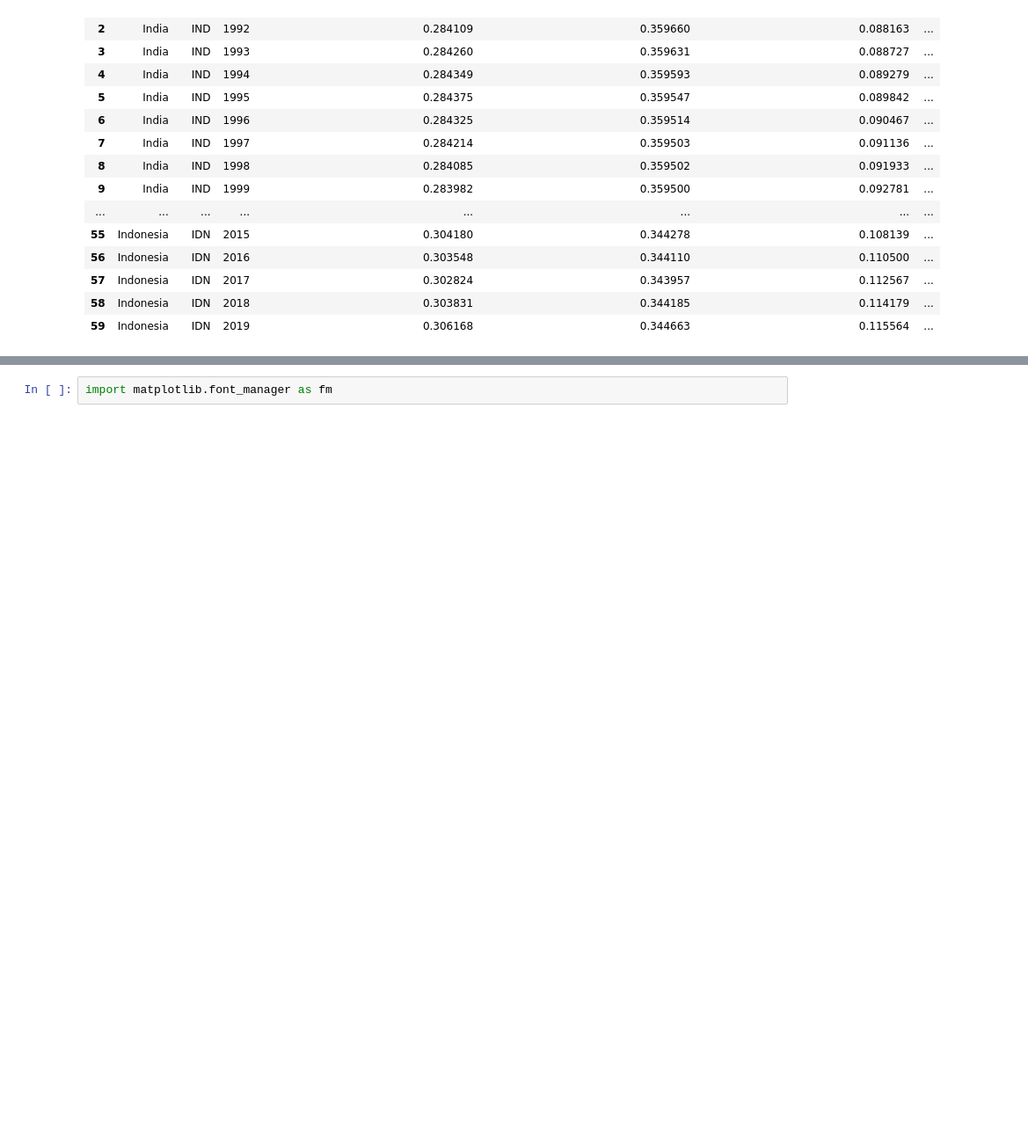
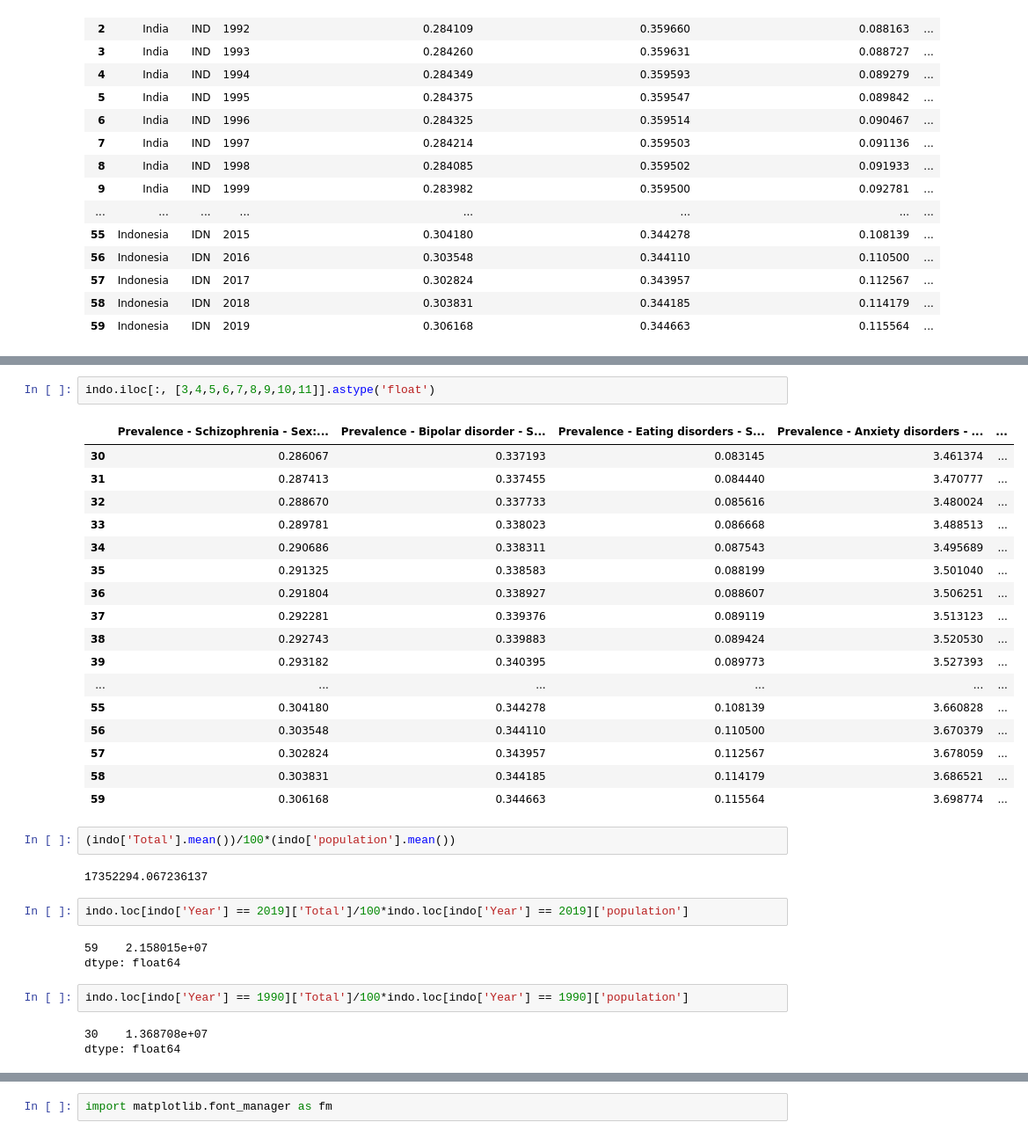
Before and after one commit to ikariyani/python-100daysChallenge, a Jupyter notebook: PROJECT/DAY 93/MENTAL HEALTH DISORDER DAY 3.ipynb, the cells around one changed output, grey strips where cells are left out. Shown: that part at 88% size. Saved outputs shown, nothing was run; the diff lists cells and outputs as text; blank space fills up the shorter version.

```diff
--- a/PROJECT/DAY 93/MENTAL HEALTH DISORDER DAY 3.ipynb
+++ b/PROJECT/DAY 93/MENTAL HEALTH DISORDER DAY 3.ipynb
@@ -239,0 +280,34 @@ df
+# %%
+indo.iloc[:, [3,4,5,6,7,8,9,10,11]].astype('float')
+# %% [output]
+|  | Prevalence - Schizophrenia - Sex:... | Prevalence - Bipolar disorder - S... | Prevalence - Eating disorders - S... | Prevalence - Anxiety disorders - ... | ... |
+| 30 | 0.286067 | 0.337193 | 0.083145 | 3.461374 | ... |
+| 31 | 0.287413 | 0.337455 | 0.084440 | 3.470777 | ... |
+| 32 | 0.288670 | 0.337733 | 0.085616 | 3.480024 | ... |
+| 33 | 0.289781 | 0.338023 | 0.086668 | 3.488513 | ... |
+| 34 | 0.290686 | 0.338311 | 0.087543 | 3.495689 | ... |
+| 35 | 0.291325 | 0.338583 | 0.088199 | 3.501040 | ... |
+| 36 | 0.291804 | 0.338927 | 0.088607 | 3.506251 | ... |
+| 37 | 0.292281 | 0.339376 | 0.089119 | 3.513123 | ... |
+| 38 | 0.292743 | 0.339883 | 0.089424 | 3.520530 | ... |
+| 39 | 0.293182 | 0.340395 | 0.089773 | 3.527393 | ... |
+| ... | ... | ... | ... | ... | ... |
+| 55 | 0.304180 | 0.344278 | 0.108139 | 3.660828 | ... |
+| 56 | 0.303548 | 0.344110 | 0.110500 | 3.670379 | ... |
+| 57 | 0.302824 | 0.343957 | 0.112567 | 3.678059 | ... |
+| 58 | 0.303831 | 0.344185 | 0.114179 | 3.686521 | ... |
+| 59 | 0.306168 | 0.344663 | 0.115564 | 3.698774 | ... |
+# %%
+(indo['Total'].mean())/100*(indo['population'].mean())
+# %% [output]
+17352294.067236137
+# %%
+indo.loc[indo['Year'] == 2019]['Total']/100*indo.loc[indo['Year'] == 2019]['population']
+# %% [output]
+59    2.158015e+07
+dtype: float64
+# %%
+indo.loc[indo['Year'] == 1990]['Total']/100*indo.loc[indo['Year'] == 1990]['population']
+# %% [output]
+30    1.368708e+07
+dtype: float64
```
Also changed, not shown: parts of 10 cells of this notebook, 9 other files.
